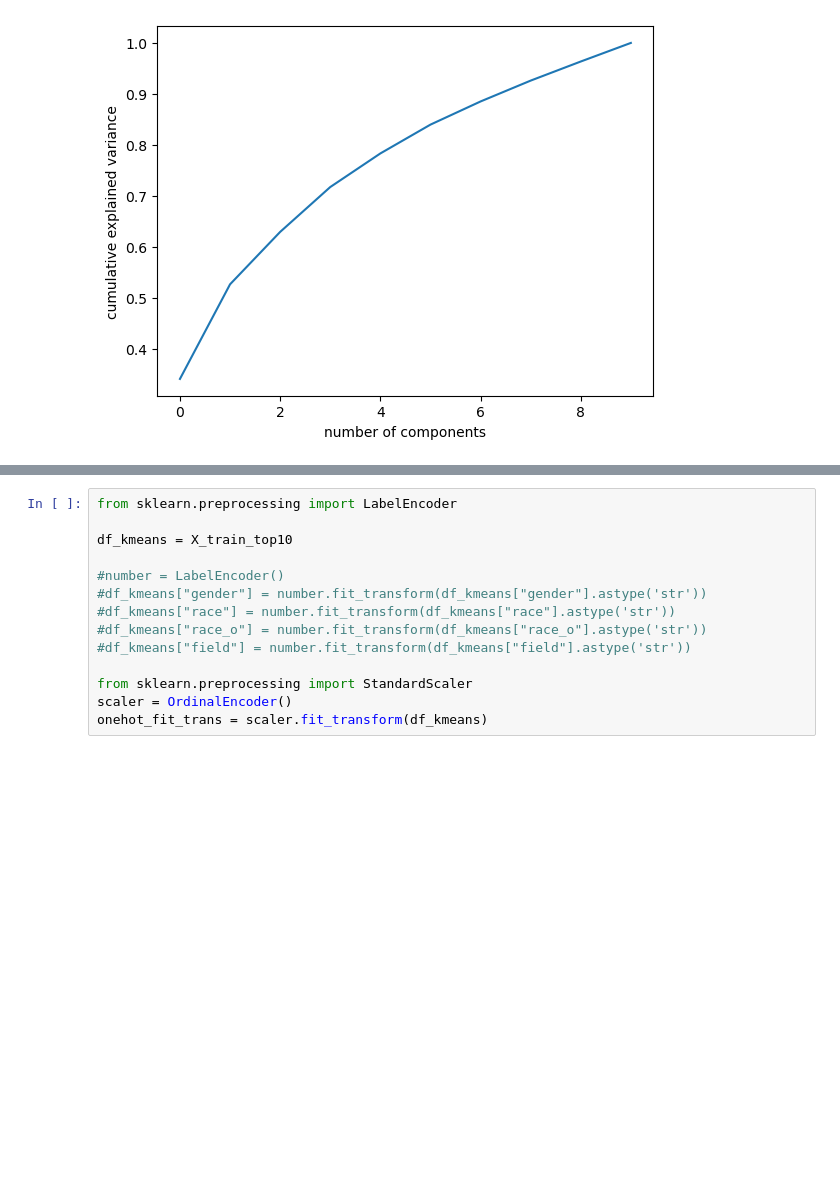
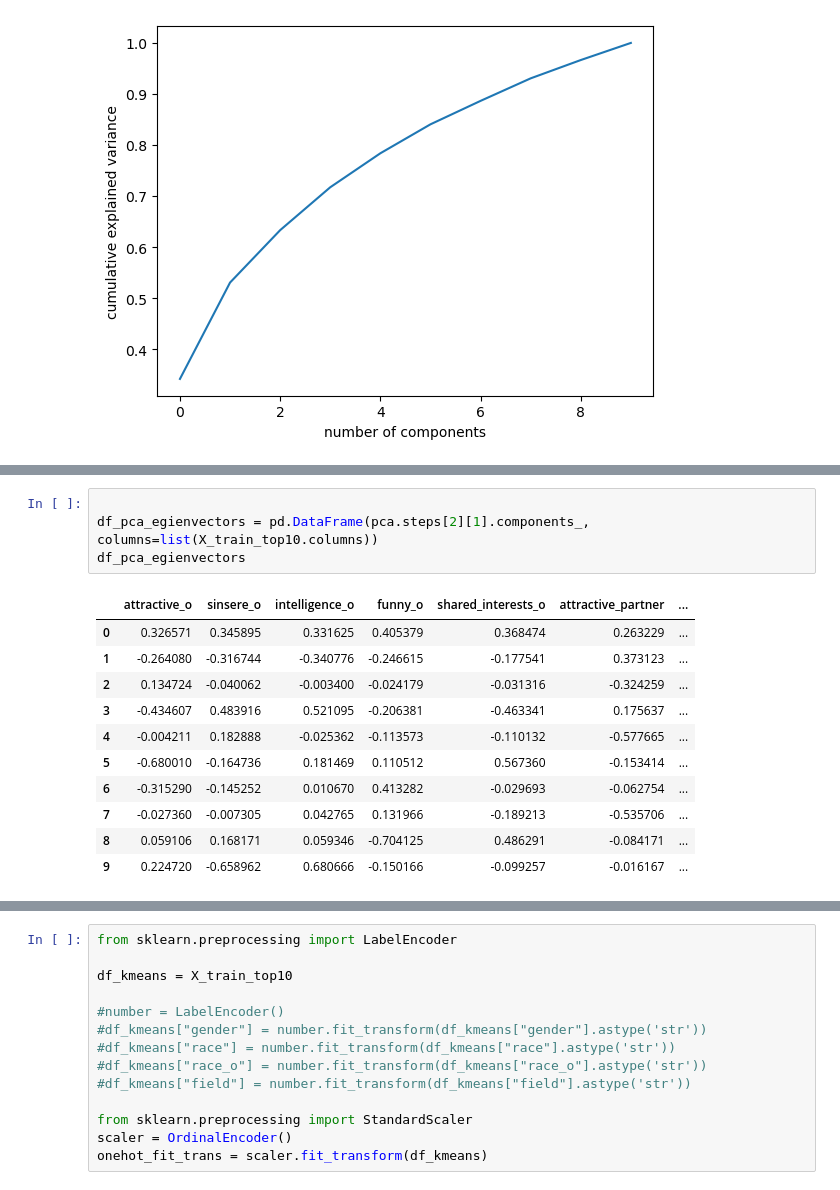
Before and after one commit to schwartzh2017/Machine_learning_final_project, a Jupyter notebook: final_cl_bins_equal_match.ipynb, the cells around one changed output, grey strips where cells are left out. Drawn from its saved outputs; the diff is of its cells as text; blank space fills up the shorter version.

```diff
--- a/final_cl_bins_equal_match.ipynb
+++ b/final_cl_bins_equal_match.ipynb
@@ -402,3 +402,19 @@ array([3.41836299, 1.85574096, 1.02756922, 0.8799186 , 0.65905846,
+# %%
+
+df_pca_egienvectors = pd.DataFrame(pca.steps[2][1].components_, columns=list(X_train_top10.columns))
+df_pca_egienvectors
+# %% [output]
+|  | attractive_o | sinsere_o | intelligence_o | funny_o | shared_interests_o | attractive_partner | ... |
+| 0 | 0.326571 | 0.345895 | 0.331625 | 0.405379 | 0.368474 | 0.263229 | ... |
+| 1 | -0.264080 | -0.316744 | -0.340776 | -0.246615 | -0.177541 | 0.373123 | ... |
+| 2 | 0.134724 | -0.040062 | -0.003400 | -0.024179 | -0.031316 | -0.324259 | ... |
+| 3 | -0.434607 | 0.483916 | 0.521095 | -0.206381 | -0.463341 | 0.175637 | ... |
+| 4 | -0.004211 | 0.182888 | -0.025362 | -0.113573 | -0.110132 | -0.577665 | ... |
+| 5 | -0.680010 | -0.164736 | 0.181469 | 0.110512 | 0.567360 | -0.153414 | ... |
+| 6 | -0.315290 | -0.145252 | 0.010670 | 0.413282 | -0.029693 | -0.062754 | ... |
+| 7 | -0.027360 | -0.007305 | 0.042765 | 0.131966 | -0.189213 | -0.535706 | ... |
+| 8 | 0.059106 | 0.168171 | 0.059346 | -0.704125 | 0.486291 | -0.084171 | ... |
+| 9 | 0.224720 | -0.658962 | 0.680666 | -0.150166 | -0.099257 | -0.016167 | ... |
 # %%
 plt.plot(pca.steps[2][1].explained_variance_)
 plt.xlabel('number of components')
```
Also changed, not shown: parts of 19 cells of this notebook.
